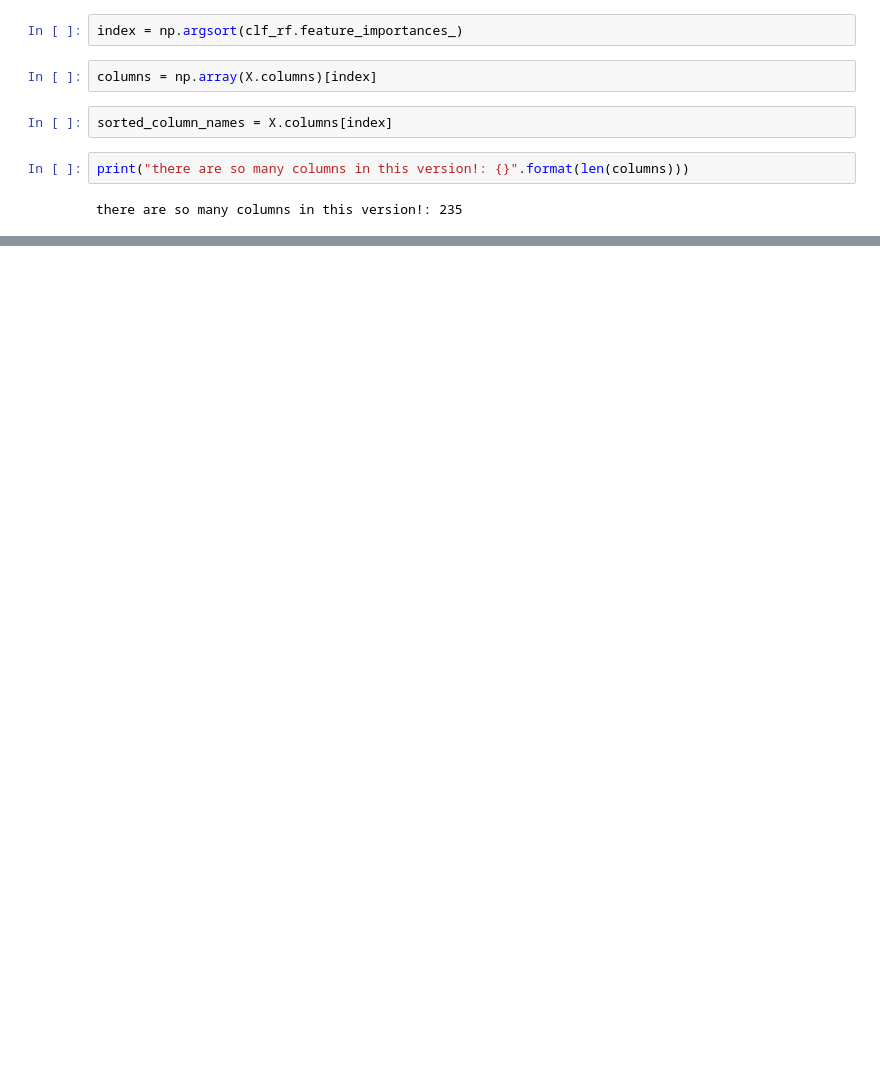
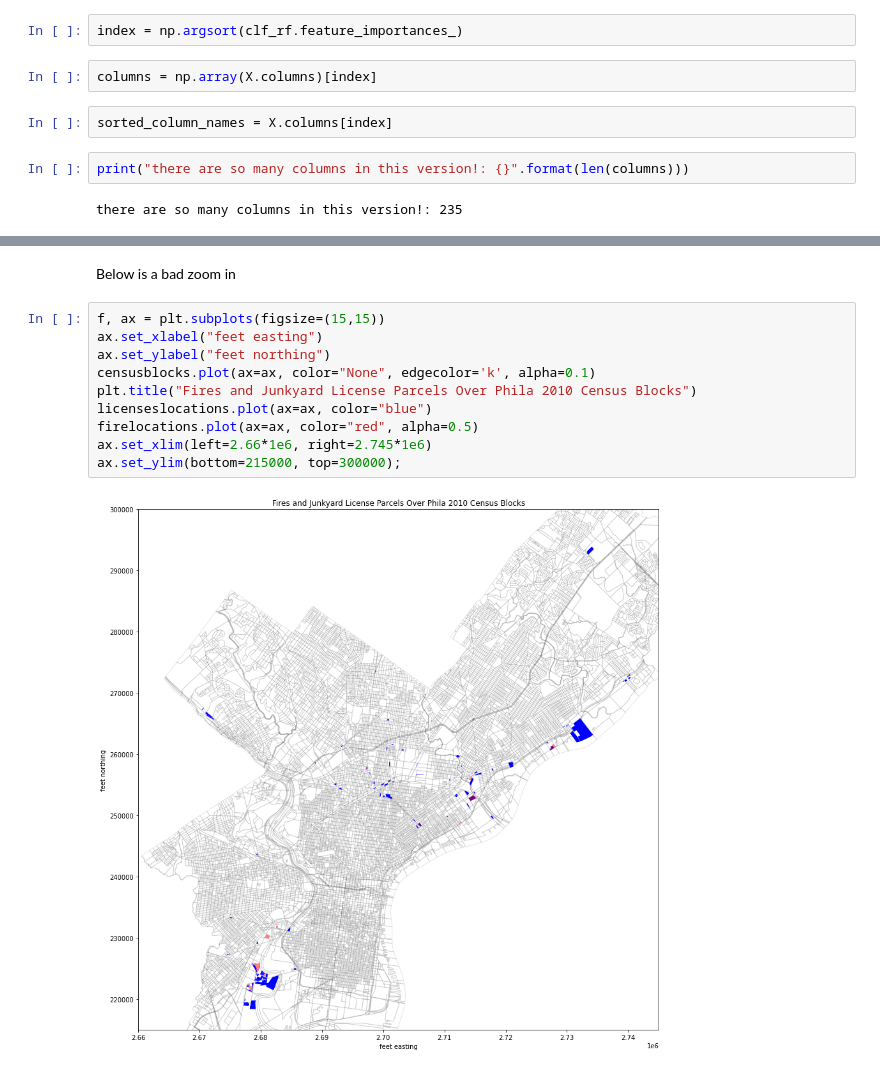
Before and after one commit to CoWoGeo/PUS2022_CWolk, a Jupyter notebook: ProjectLanthamWolk/JunkyardFireModel.ipynb, the cells around one changed output, grey strips where cells are left out. Cells and saved outputs as stored; diff of their text form; blank space fills up the shorter version.

```diff
--- a/ProjectLanthamWolk/JunkyardFireModel.ipynb
+++ b/ProjectLanthamWolk/JunkyardFireModel.ipynb
@@ -964,0 +834,14 @@ plt.show()
+# %% [markdown]
+Below is a bad zoom in
+# %%
+f, ax = plt.subplots(figsize=(15,15))
+ax.set_xlabel("feet easting")
+ax.set_ylabel("feet northing")
+censusblocks.plot(ax=ax, color="None", edgecolor='k', alpha=0.1)
+plt.title("Fires and Junkyard License Parcels Over Phila 2010 Census Blocks")
+licenseslocations.plot(ax=ax, color="blue")
+firelocations.plot(ax=ax, color="red", alpha=0.5)
+ax.set_xlim(left=2.66*1e6, right=2.745*1e6)
+ax.set_ylim(bottom=215000, top=300000);
+# %% [output]
+[figure, added]
```
Also changed, not shown: parts of 60 cells of this notebook.
